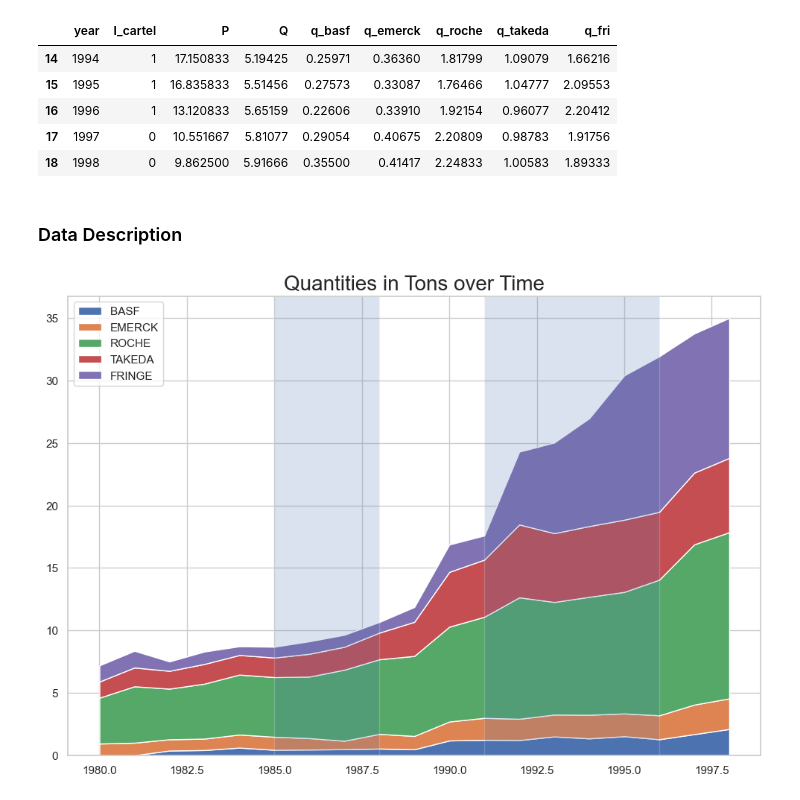
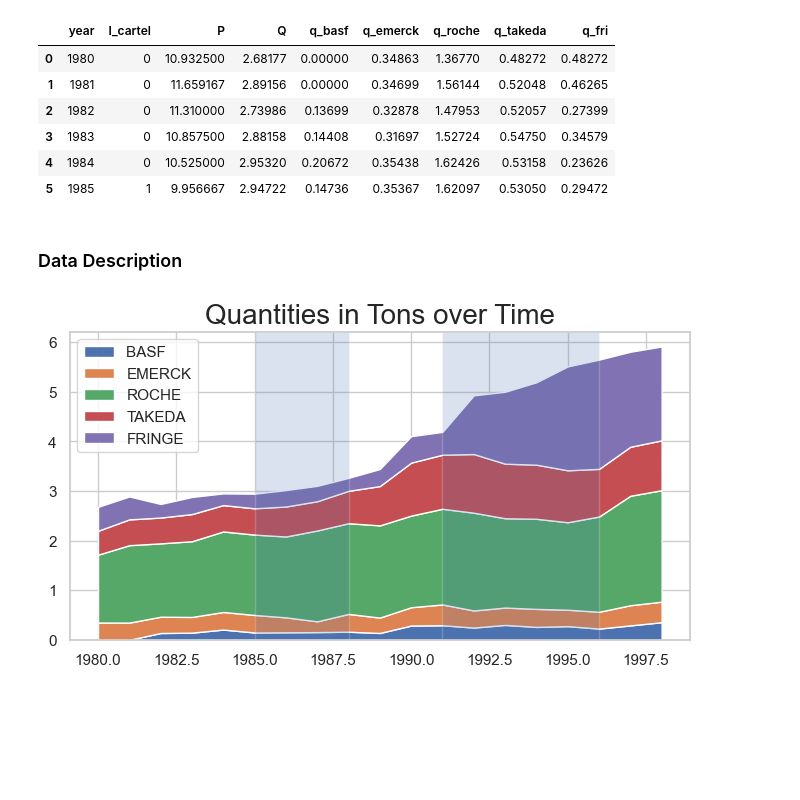
Before and after one commit to rawatpranjal/structural-economics, a Jupyter notebook: industrial-organization/5_collusion/collusion_vitamins.ipynb, the cells around one changed output. Cells and saved outputs as stored; diff of their text form; code cells hidden in the pictures; blank space fills up the shorter version.

```diff
--- a/industrial-organization/5_collusion/collusion_vitamins.ipynb
+++ b/industrial-organization/5_collusion/collusion_vitamins.ipynb
@@ -1,33 +1,34 @@
 # %%
 import pandas as pd
 df = pd.read_csv('problem_set_2_data.csv')
-df.tail()
+df.head(6)
 # %% [output]
 |  | year | I_cartel | P | Q | q_basf | q_emerck | q_roche | q_takeda | q_fri |
-| 14 | 1994 | 1 | 17.150833 | 5.19425 | 0.25971 | 0.36360 | 1.81799 | 1.09079 | 1.66216 |
-| 15 | 1995 | 1 | 16.835833 | 5.51456 | 0.27573 | 0.33087 | 1.76466 | 1.04777 | 2.09553 |
-| 16 | 1996 | 1 | 13.120833 | 5.65159 | 0.22606 | 0.33910 | 1.92154 | 0.96077 | 2.20412 |
-| 17 | 1997 | 0 | 10.551667 | 5.81077 | 0.29054 | 0.40675 | 2.20809 | 0.98783 | 1.91756 |
-| 18 | 1998 | 0 | 9.862500 | 5.91666 | 0.35500 | 0.41417 | 2.24833 | 1.00583 | 1.89333 |
+| 0 | 1980 | 0 | 10.932500 | 2.68177 | 0.00000 | 0.34863 | 1.36770 | 0.48272 | 0.48272 |
+| 1 | 1981 | 0 | 11.659167 | 2.89156 | 0.00000 | 0.34699 | 1.56144 | 0.52048 | 0.46265 |
+| 2 | 1982 | 0 | 11.310000 | 2.73986 | 0.13699 | 0.32878 | 1.47953 | 0.52057 | 0.27399 |
+| 3 | 1983 | 0 | 10.857500 | 2.88158 | 0.14408 | 0.31697 | 1.52724 | 0.54750 | 0.34579 |
+| 4 | 1984 | 0 | 10.525000 | 2.95320 | 0.20672 | 0.35438 | 1.62426 | 0.53158 | 0.23626 |
+| 5 | 1985 | 1 | 9.956667 | 2.94722 | 0.14736 | 0.35367 | 1.62097 | 0.53050 | 0.29472 |
 # %% [markdown]
 ### Data Description
 # %%
 import numpy as np
 import matplotlib.pyplot as plt
 import seaborn as sns
 sns.set(style='whitegrid')
-plt.rcParams['figure.figsize'] = (12, 8)
+plt.rcParams['figure.figsize'] = (8, 4)
 plt.rcParams['figure.titlesize'] = 59
 plt.rcParams['axes.titlesize'] = 20
 y = np.vstack([df.q_basf, df.q_emerck, df.q_roche,df.q_takeda, df.q_fri])
-plt.stackplot(df.year.astype(int), y1, y2, y3, y4, y5, labels=["BASF ", "EMERCK", "ROCHE", "TAKEDA", "FRINGE"])
+plt.stackplot(df.year.astype(int), y, labels=["BASF ", "EMERCK", "ROCHE", "TAKEDA", "FRINGE"])
 plt.legend(loc='upper left')
 plt.axvspan(1985, 1988, alpha=0.2)
 plt.axvspan(1991, 1996, alpha=0.2)
 plt.title('Quantities in Tons over Time')
 plt.show()
 # %% [output]
-[figure, old version]
+[figure, new version]
 # %%
 plt.plot(df.year,df.P, label = ['Price in $/kg'])
 plt.axvspan(1985, 1988, alpha=0.2)
```
Also changed, not shown: parts of 29 cells of this notebook.
